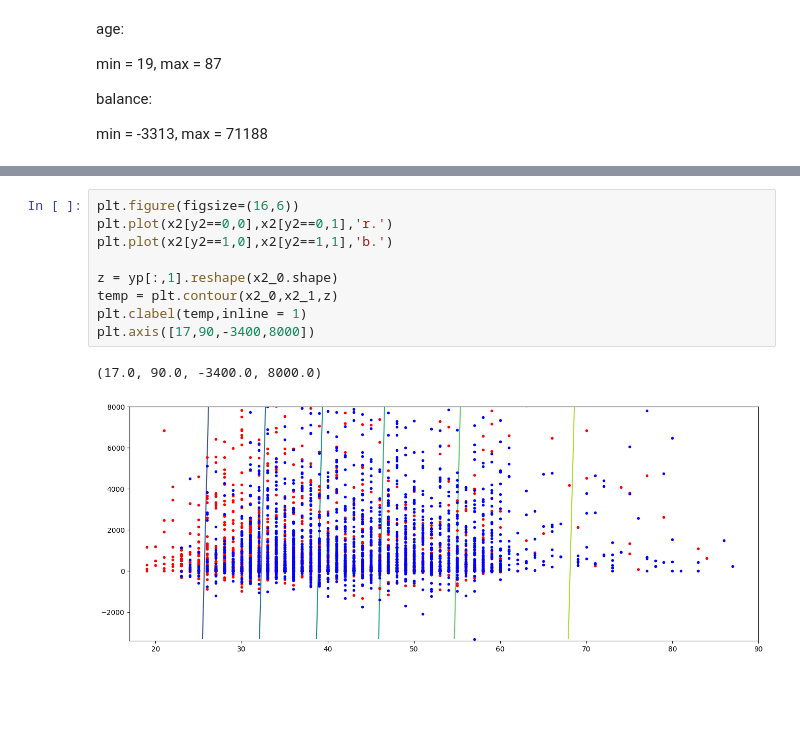
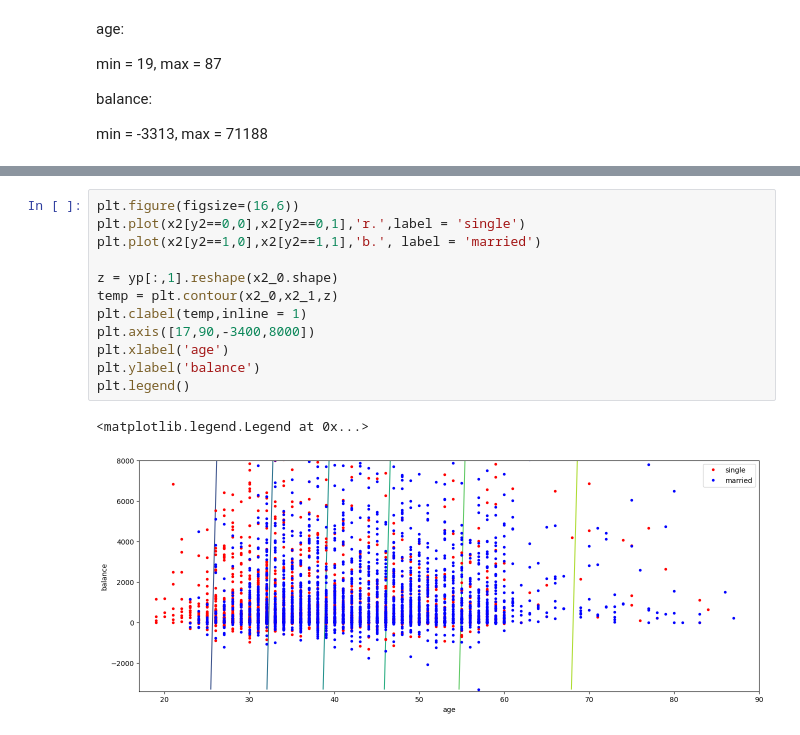
Before and after one commit to d940909492/machine-learning-practice, a Jupyter notebook: logistic_regression/test1.ipynb, the cells around one changed output, grey strips where cells are left out. Drawn from its saved outputs; the diff is of its cells as text; blank space fills up the shorter version.

```diff
--- a/logistic_regression/test1.ipynb
+++ b/logistic_regression/test1.ipynb
@@ -109,12 +109,15 @@ array([[0.67695, 0.32305],
 # %%
 plt.figure(figsize=(16,6))
-plt.plot(x2[y2==0,0],x2[y2==0,1],'r.')
-plt.plot(x2[y2==1,0],x2[y2==1,1],'b.')
+plt.plot(x2[y2==0,0],x2[y2==0,1],'r.',label = 'single')
+plt.plot(x2[y2==1,0],x2[y2==1,1],'b.', label = 'married')
 
 z = yp[:,1].reshape(x2_0.shape)
 temp = plt.contour(x2_0,x2_1,z)
 plt.clabel(temp,inline = 1)
 plt.axis([17,90,-3400,8000])
+plt.xlabel('age')
+plt.ylabel('balance')
+plt.legend()
 # %% [output]
-(17.0, 90.0, -3400.0, 8000.0)
+<matplotlib.legend.Legend at 0x...>
-[figure, old version]
+[figure, new version]
```
Also changed, not shown: parts of 3 cells of this notebook, 4 other files.
